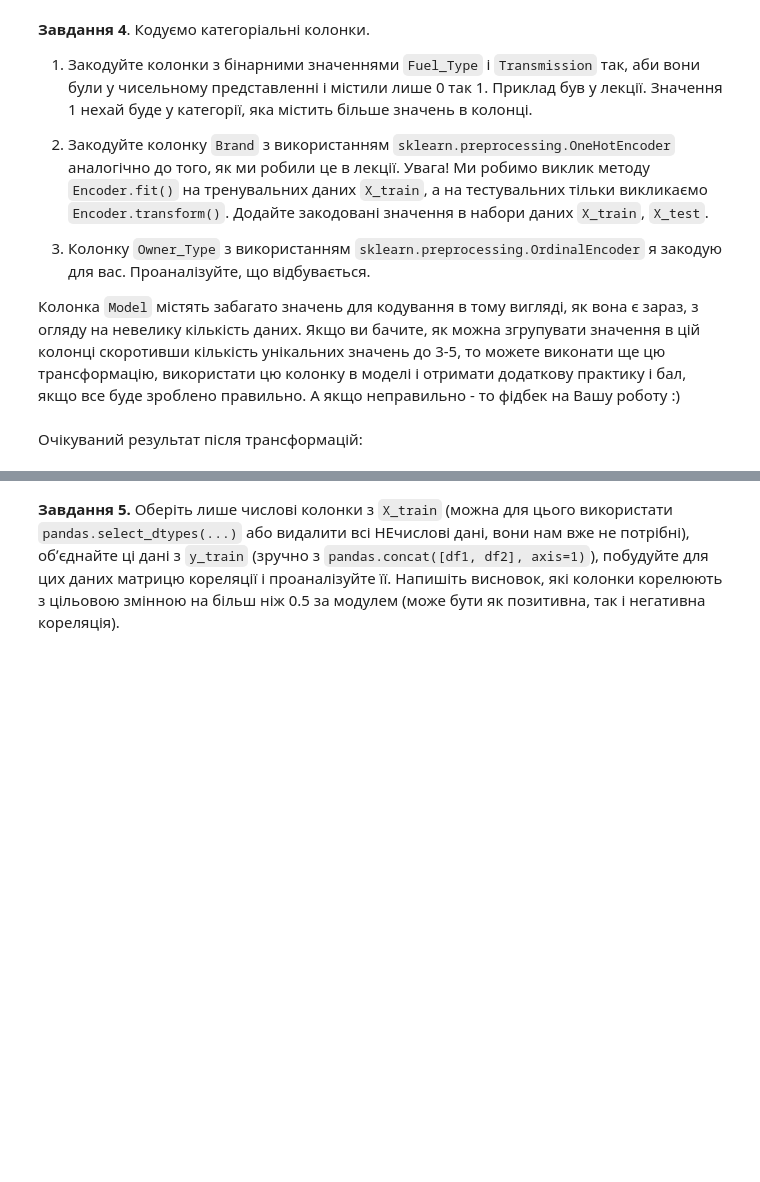
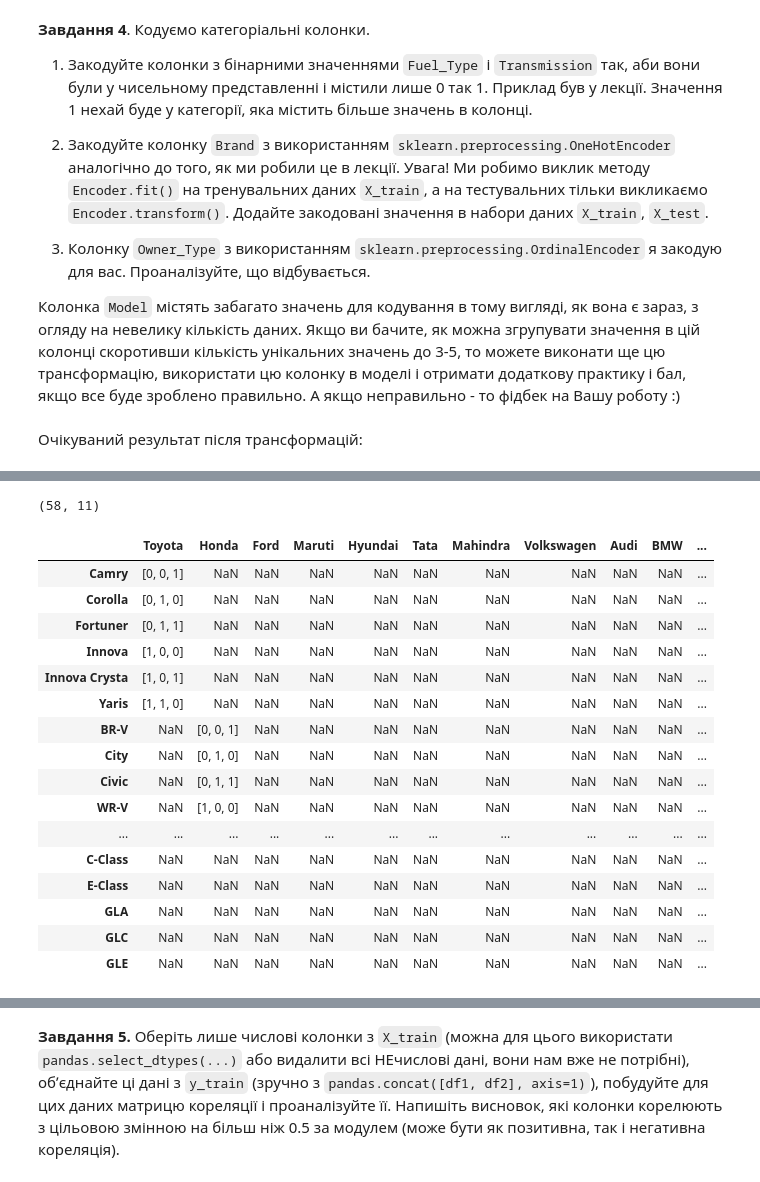
Before and after one commit to Alenushka2013/ML_for_people_tasks, a Jupyter notebook: HW_2_1_Linear_regression_on_multiple_variables.ipynb, the cells around one changed output, grey strips where cells are left out. Cells and saved outputs as stored; diff of their text form; code cells hidden in the pictures; blank space fills up the shorter version.

```diff
--- a/HW_2_1_Linear_regression_on_multiple_variables.ipynb
+++ b/HW_2_1_Linear_regression_on_multiple_variables.ipynb
@@ -116,0 +279,43 @@ display(X_train.head()), display(X_test.head())
+# %%
+# Створення словника з двійковими кодами для моделей різних брендів
+model_encoding_dict = {}
+
+# Визначення максимальної кількості стовбців для кодування
+max_bits = int(np.ceil(np.log2(df.groupby('Brand').Model.nunique().max())))
+bit_cols = [f'Model_bin_{i}' for i in range(max_bits)] # Назви колонок
+
+# Заповнення словника кодами моделей
+for brand in df['Brand'].unique():
+    models = sorted(df[df['Brand'] == brand]['Model'].unique())
+    model_codes = {}
+
+    for i, model in enumerate(models, start = 1):
+        binary = list(map(int, list(np.binary_repr(i, width=max_bits))))
+        model_codes[model] = binary
+
+    model_encoding_dict[brand] = model_codes
+# %%
+df_coder = pd.DataFrame(model_encoding_dict)
+df_coder.shape # Перевірка чи всі моделі закодовано
+# %% [output]
+(58, 11)
+# %%
+df_coder
+# %% [output]
+|  | Toyota | Honda | Ford | Maruti | Hyundai | Tata | Mahindra | Volkswagen | Audi | BMW | ... |
+| Camry | [0, 0, 1] | NaN | NaN | NaN | NaN | NaN | NaN | NaN | NaN | NaN | ... |
+| Corolla | [0, 1, 0] | NaN | NaN | NaN | NaN | NaN | NaN | NaN | NaN | NaN | ... |
+| Fortuner | [0, 1, 1] | NaN | NaN | NaN | NaN | NaN | NaN | NaN | NaN | NaN | ... |
+| Innova | [1, 0, 0] | NaN | NaN | NaN | NaN | NaN | NaN | NaN | NaN | NaN | ... |
+| Innova Crysta | [1, 0, 1] | NaN | NaN | NaN | NaN | NaN | NaN | NaN | NaN | NaN | ... |
+| Yaris | [1, 1, 0] | NaN | NaN | NaN | NaN | NaN | NaN | NaN | NaN | NaN | ... |
+| BR-V | NaN | [0, 0, 1] | NaN | NaN | NaN | NaN | NaN | NaN | NaN | NaN | ... |
+| City | NaN | [0, 1, 0] | NaN | NaN | NaN | NaN | NaN | NaN | NaN | NaN | ... |
+| Civic | NaN | [0, 1, 1] | NaN | NaN | NaN | NaN | NaN | NaN | NaN | NaN | ... |
+| WR-V | NaN | [1, 0, 0] | NaN | NaN | NaN | NaN | NaN | NaN | NaN | NaN | ... |
+| ... | ... | ... | ... | ... | ... | ... | ... | ... | ... | ... | ... |
+| C-Class | NaN | NaN | NaN | NaN | NaN | NaN | NaN | NaN | NaN | NaN | ... |
+| E-Class | NaN | NaN | NaN | NaN | NaN | NaN | NaN | NaN | NaN | NaN | ... |
+| GLA | NaN | NaN | NaN | NaN | NaN | NaN | NaN | NaN | NaN | NaN | ... |
+| GLC | NaN | NaN | NaN | NaN | NaN | NaN | NaN | NaN | NaN | NaN | ... |
+| GLE | NaN | NaN | NaN | NaN | NaN | NaN | NaN | NaN | NaN | NaN | ... |
```
Also changed, not shown: parts of 42 cells of this notebook.
